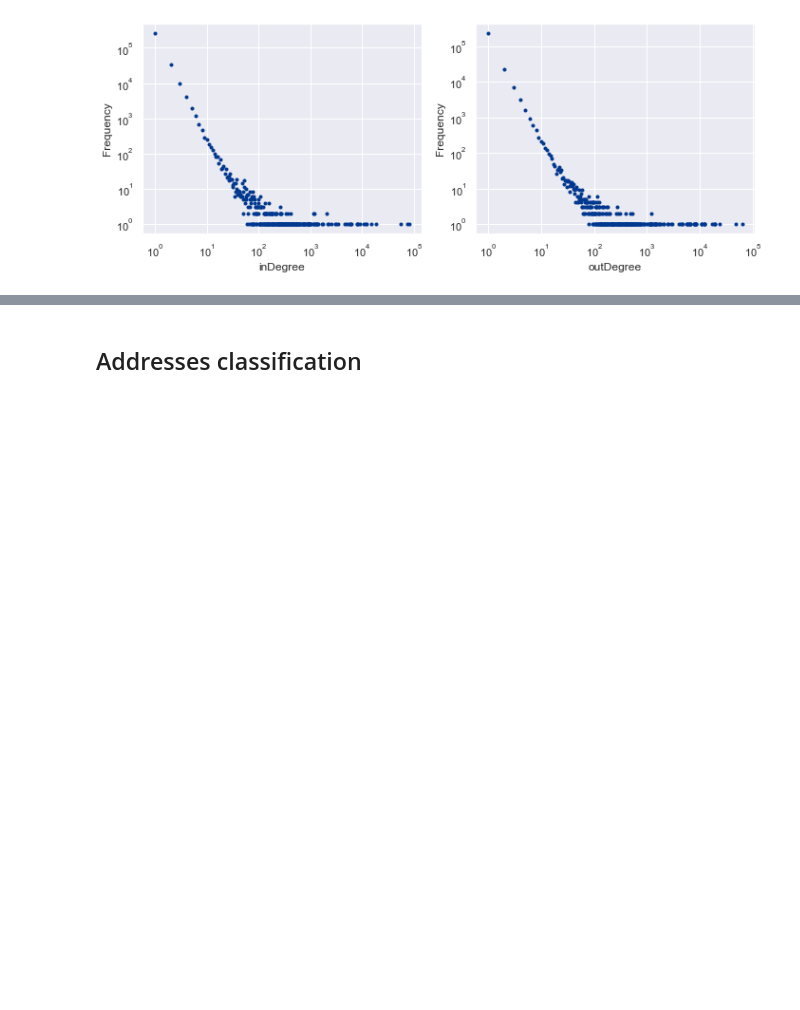
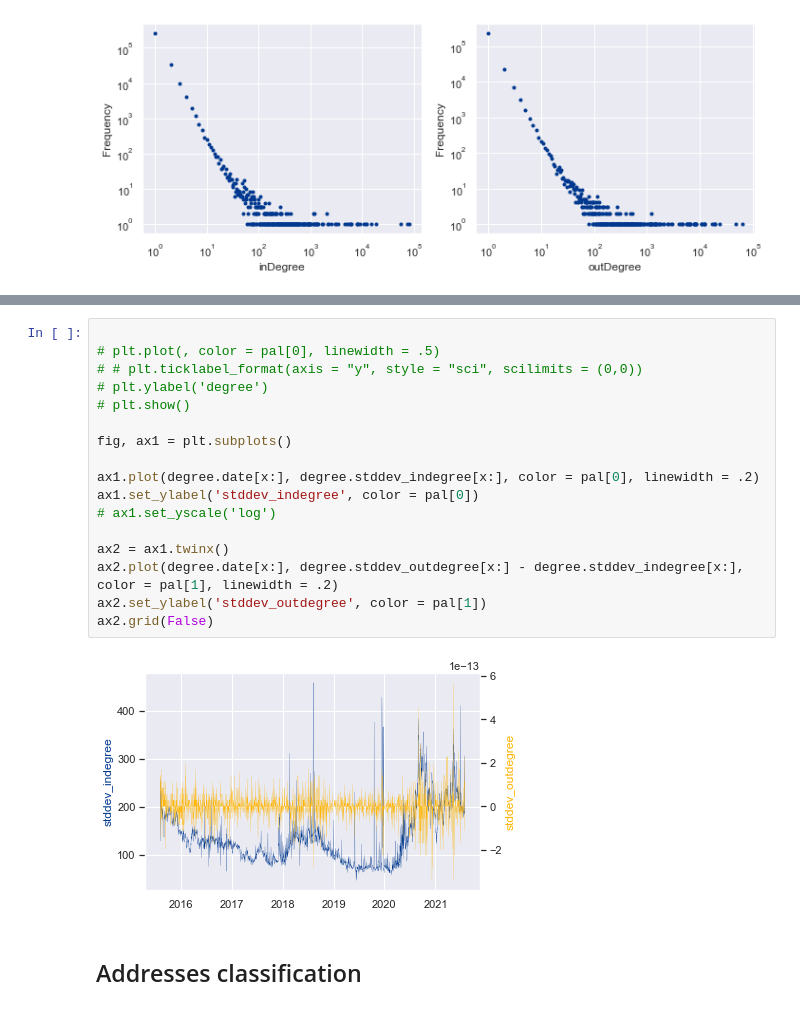
Before and after one commit to frebls/crypto-on-chain, a Jupyter notebook: data_analysis/EDA.ipynb, the cells around one changed output, grey strips where cells are left out. Cells and saved outputs as stored; diff of their text form; blank space fills up the shorter version.

```diff
--- a/data_analysis/EDA.ipynb
+++ b/data_analysis/EDA.ipynb
@@ -536,3 +570,22 @@ plt.show()
+# %%
+
+# plt.plot(, color = pal[0], linewidth = .5)
+# # plt.ticklabel_format(axis = "y", style = "sci", scilimits = (0,0))
+# plt.ylabel('degree')
+# plt.show()
+
+fig, ax1 = plt.subplots()
+
+ax1.plot(degree.date[x:], degree.stddev_indegree[x:], color = pal[0], linewidth = .2)
+ax1.set_ylabel('stddev_indegree', color = pal[0])
+# ax1.set_yscale('log')
+
+ax2 = ax1.twinx()
+ax2.plot(degree.date[x:], degree.stddev_outdegree[x:] - degree.stddev_indegree[x:], color = pal[1], linewidth = .2)
+ax2.set_ylabel('stddev_outdegree', color = pal[1])
+ax2.grid(False)
+# %% [output]
+[figure, added]
 # %% [markdown]
 ## Addresses classification
 # %%
```
Also changed, not shown: parts of 30 cells of this notebook, 1 other file.
